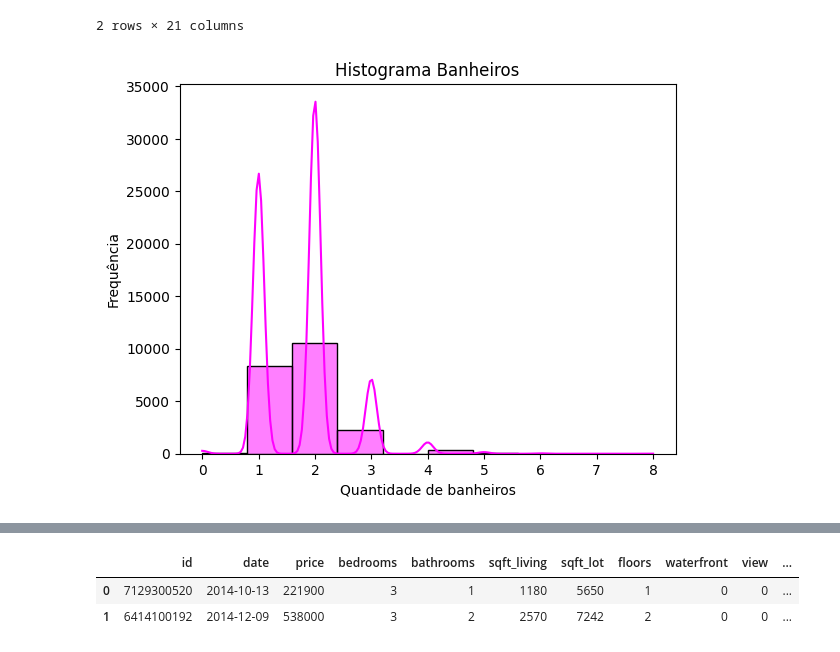
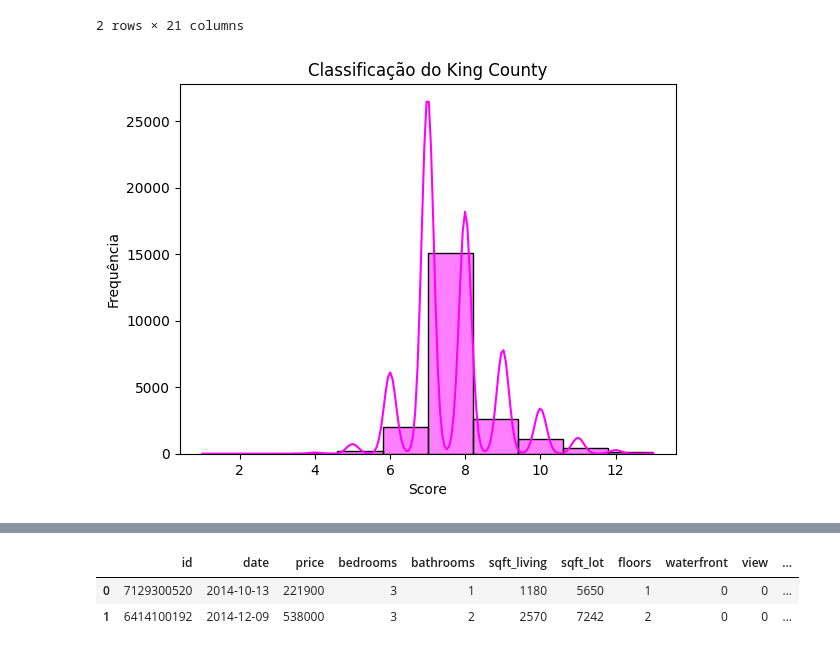
Before and after one commit to gabriela-lusofona/projeto-icd-yasmym, a Jupyter notebook: ICD_Projeto.ipynb, the cells around one changed output, grey strips where cells are left out. Saved outputs shown, nothing was run; the diff lists cells and outputs as text; code cells hidden in the pictures.

```diff
--- a/ICD_Projeto.ipynb
+++ b/ICD_Projeto.ipynb
@@ -325,10 +337,10 @@ df.head(2)
 | 1 | 6414100192 | 2014-12-09 | 538000 | 3 | 2 | 2570 | 7242 | 2 | 0 | 0 | ... |
 2 rows × 21 columns
 # %%
-sns.histplot(df['bathrooms'], bins=10, kde=True, color='#ff00ff')
-plt.xlabel('Quantidade de banheiros')
+sns.histplot(df['grade'], bins=10, kde=True, color='#ff00ff')
+plt.xlabel('Score')
 plt.ylabel('Frequência')
-plt.title('Histograma Banheiros')
+plt.title('Classificação do King County')
 plt.show()
 # %% [output]
-[figure, old version]
+[figure, new version]
```
Also changed, not shown: parts of 29 cells of this notebook.
